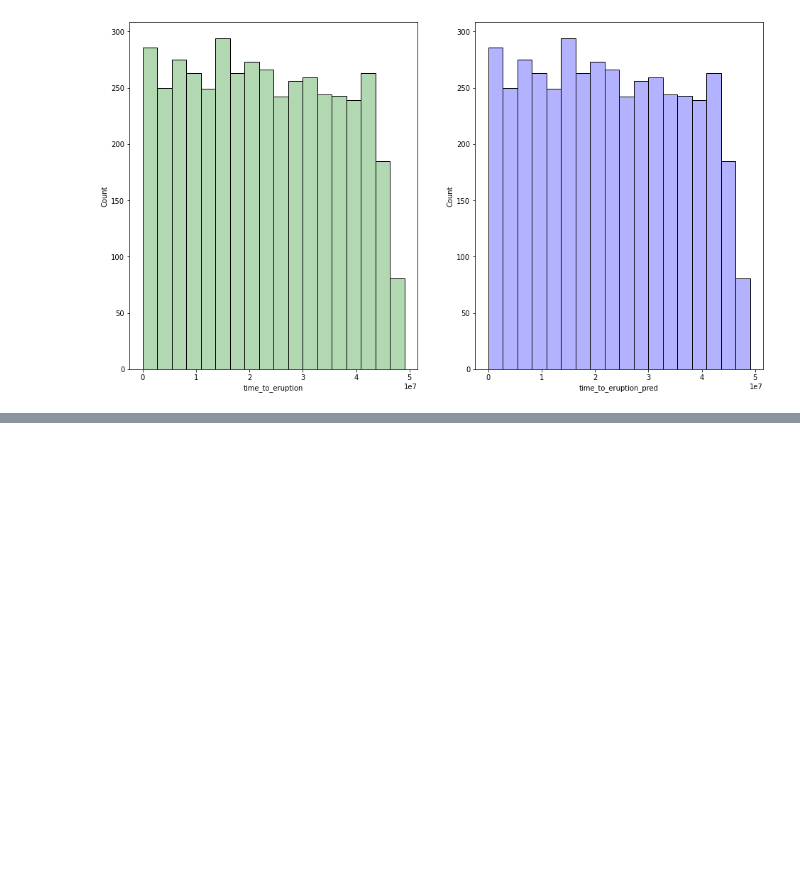
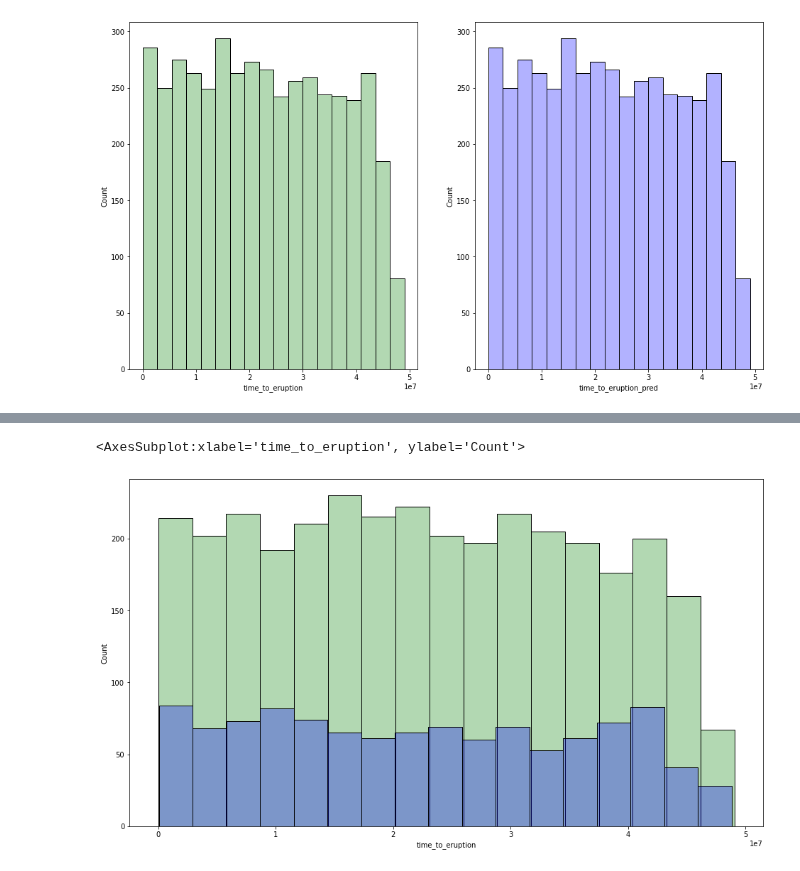
Before and after one commit to DanteBM/PronosticoErupciones, a Jupyter notebook: notebooks/NotebookMaestro.ipynb, the cells around one changed output, grey strips where cells are left out. Drawn from its saved outputs; the diff is of its cells as text; code cells hidden in the pictures; blank space fills up the shorter version.

Commit message:
Se hizo el train_test_split para checar predicciones

```diff
--- a/notebooks/NotebookMaestro.ipynb
+++ b/notebooks/NotebookMaestro.ipynb
@@ -1322,0 +1404,13 @@ sns.histplot(x="time_to_eruption_pred", data=error_df, ax=ax[1], color="blue", a
+# %%
+model = lgb.Booster(model_file="../csvs/modelo_split.txt") # Load trained model
+
+path_train = "../csvs/el_Xtrain.csv"
+target = "../csvs/el_ytrain.csv"
+path_test = "../csvs/el_Xtest.csv"
+pred = "../csvs/el_ytest.csv"
+X_test = pd.read_csv(path_test)
+#y_test_pred = model.predict(X_test)
+
+#y_test_pred
+y_train = pd.read_csv(target)
+y_train.head()
@@ -1322,0 +1424,3 @@ sns.histplot(x="time_to_eruption_pred", data=error_df, ax=ax[1], color="blue", a
+# %%
+y_pred = pd.read_csv(pred)
+y_pred.head()
@@ -1322,0 +1434,7 @@ sns.histplot(x="time_to_eruption_pred", data=error_df, ax=ax[1], color="blue", a
+# %%
+fig, ax = plt.subplots(figsize=(16,9))
+sns.histplot(x="time_to_eruption", data=y_train, ax=ax, color="green", alpha=0.3)
+sns.histplot(x="time_to_eruption", data=y_pred, ax=ax, color="blue", alpha=0.3, bins = 17)
+# %% [output]
+<AxesSubplot:xlabel='time_to_eruption', ylabel='Count'>
+[figure, added]
```
Also changed, not shown: parts of 16 cells of this notebook.
